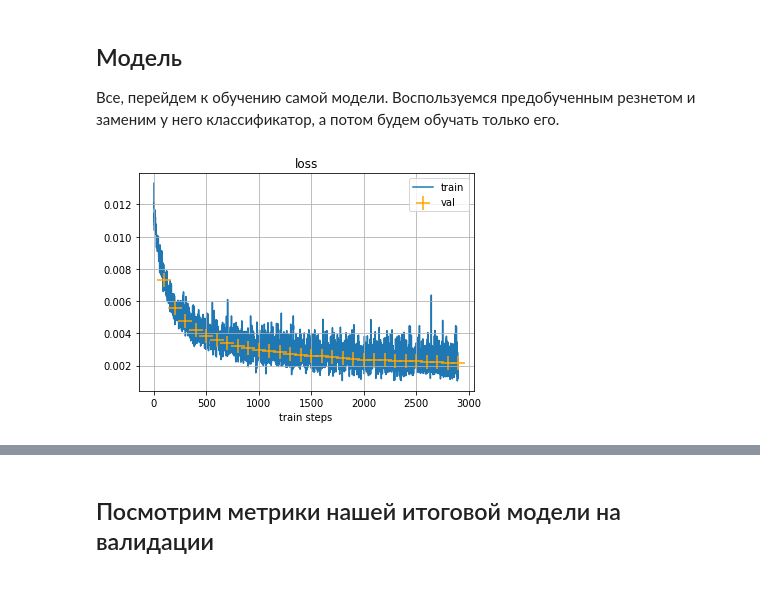
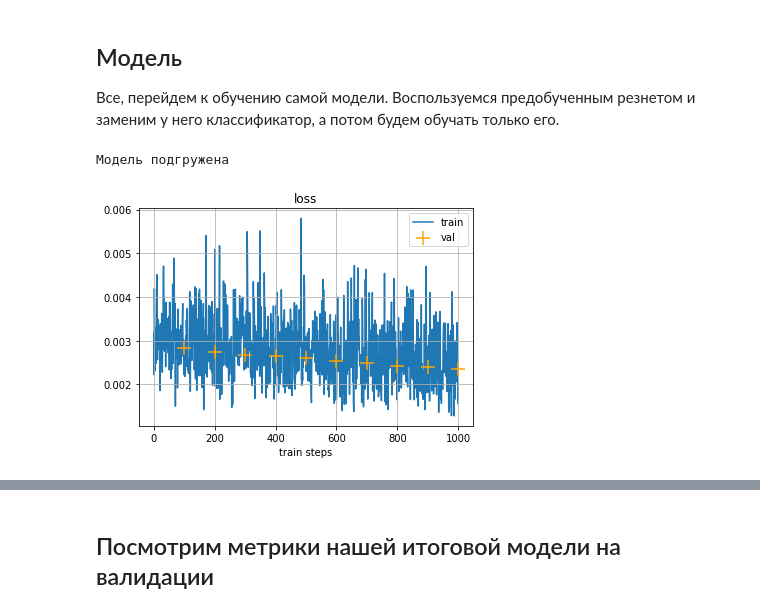
Before and after one commit to suvorovars/DeepFakes, a Jupyter notebook: DeepFakes.ipynb, the cells around one changed output, grey strips where cells are left out. Saved outputs shown, nothing was run; the diff lists cells and outputs as text; code cells hidden in the pictures.

Commit message:
предобученная модель

```diff
--- a/DeepFakes.ipynb
+++ b/DeepFakes.ipynb
@@ -209,19 +211,24 @@ def train(model, criterion, optimizer, train_dataloader, test_dataloader, NUM_EP
 Все, перейдем к обучению самой модели. Воспользуемся предобученным резнетом и заменим у него классификатор, а потом будем обучать только его.
 # %%
 # Подргружаем модель
-model = models.resnet18(pretrained=True)
-model.fc = nn.Linear(512, 2)
-
+if os.exists('model.pth'):
+  model = torch.load('model.pth')
+  print('Модель подгружена')
+else:
+  model = models.resnet18(pretrained=True)
+  model.fc = nn.Linear(512, 2)
 model = model.cuda()
 criterion = torch.nn.CrossEntropyLoss()
+# %% [output]
+Модель подгружена
 # %%
 optimizer = torch.optim.SGD(model.fc.parameters(), lr=0.001)
 # %%
 train_loss_log, train_acc_log, val_loss_log, val_acc_log = train(model,
                                                                  criterion,
                                                                  optimizer,
                                                                  train_loader,
                                                                  valid_loader,
-                                                                 100)
+                                                                 10)
 # %% [output]
-[figure, old version]
+[figure, new version]
```
Also changed, not shown: parts of 8 cells of this notebook, 1 other file.
